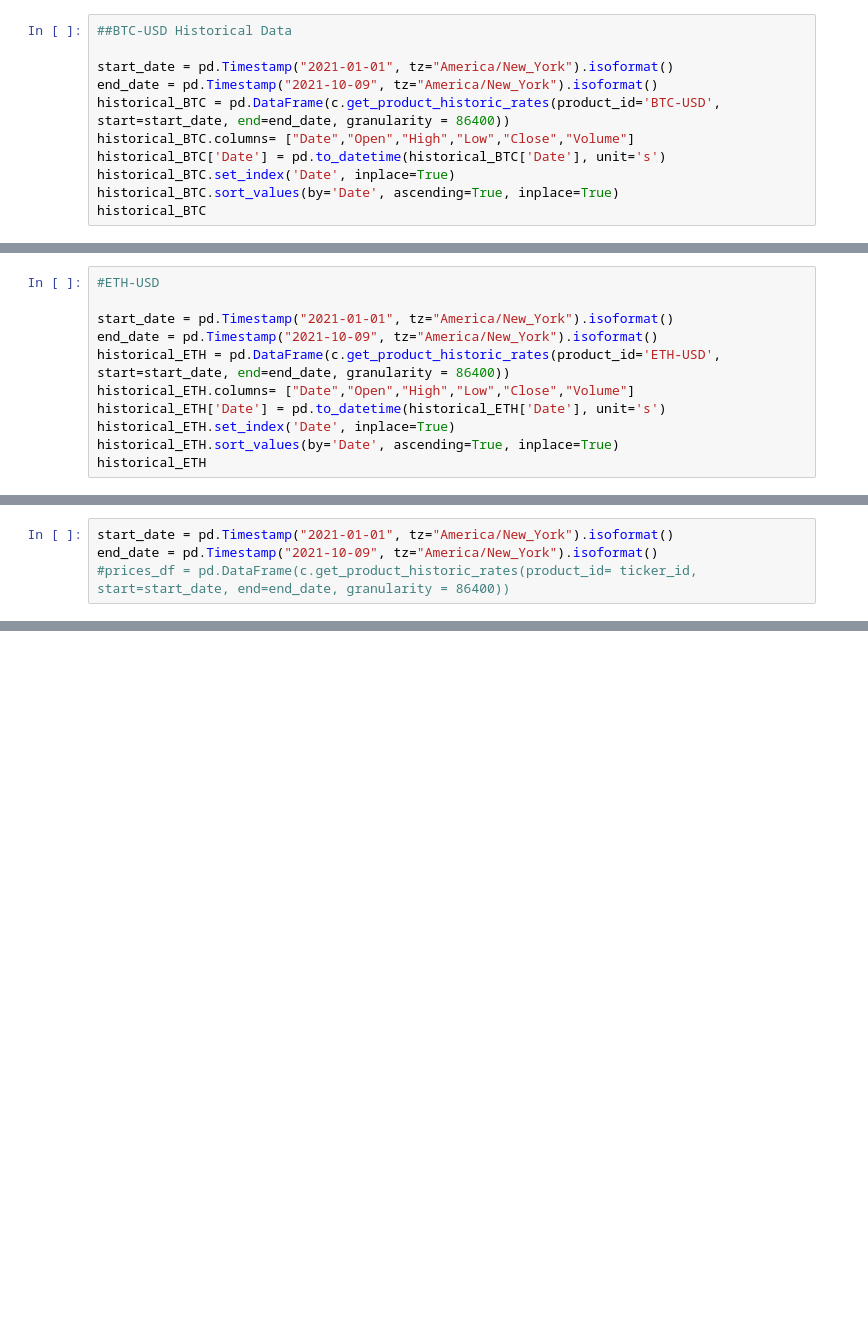
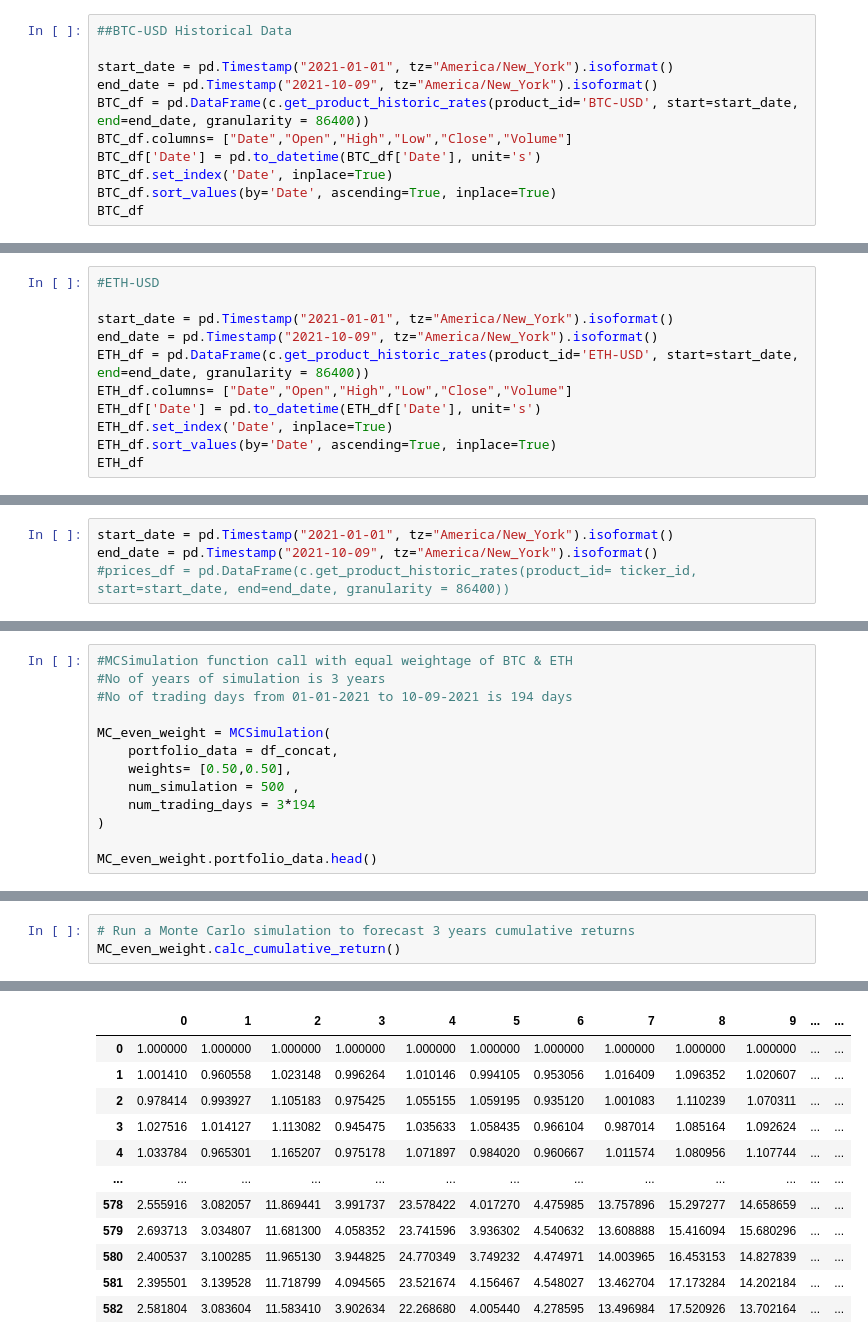
Before and after one commit to Swati-Subhadarshini/UWFinTech_Group3_Project1, a Jupyter notebook: Project_Crypto.ipynb, the cells around one changed output, grey strips where cells are left out. Drawn from its saved outputs; the diff is of its cells as text; blank space fills up the shorter version.

```diff
--- a/Project_Crypto.ipynb
+++ b/Project_Crypto.ipynb
@@ -25,12 +28,12 @@ Fetch Historical Data for 5 Cryptocurrencies.
 
 start_date = pd.Timestamp("2021-01-01", tz="America/New_York").isoformat()
 end_date = pd.Timestamp("2021-10-09", tz="America/New_York").isoformat()
-historical_BTC = pd.DataFrame(c.get_product_historic_rates(product_id='BTC-USD', start=start_date, end=end_date, granularity = 86400))
-historical_BTC.columns= ["Date","Open","High","Low","Close","Volume"]
-historical_BTC['Date'] = pd.to_datetime(historical_BTC['Date'], unit='s')
-historical_BTC.set_index('Date', inplace=True)
-historical_BTC.sort_values(by='Date', ascending=True, inplace=True)
-historical_BTC
+BTC_df = pd.DataFrame(c.get_product_historic_rates(product_id='BTC-USD', start=start_date, end=end_date, granularity = 86400))
+BTC_df.columns= ["Date","Open","High","Low","Close","Volume"]
+BTC_df['Date'] = pd.to_datetime(BTC_df['Date'], unit='s')
+BTC_df.set_index('Date', inplace=True)
+BTC_df.sort_values(by='Date', ascending=True, inplace=True)
+BTC_df
 # %% [output]
 |  | Open | High | Low | Close | Volume |
 | Date |  |  |  |  |  |
@@ -51,12 +54,12 @@ historical_BTC
 
 start_date = pd.Timestamp("2021-01-01", tz="America/New_York").isoformat()
 end_date = pd.Timestamp("2021-10-09", tz="America/New_York").isoformat()
-historical_ETH = pd.DataFrame(c.get_product_historic_rates(product_id='ETH-USD', start=start_date, end=end_date, granularity = 86400))
-historical_ETH.columns= ["Date","Open","High","Low","Close","Volume"]
-historical_ETH['Date'] = pd.to_datetime(historical_ETH['Date'], unit='s')
-historical_ETH.set_index('Date', inplace=True)
-historical_ETH.sort_values(by='Date', ascending=True, inplace=True)
-historical_ETH
+ETH_df = pd.DataFrame(c.get_product_historic_rates(product_id='ETH-USD', start=start_date, end=end_date, granularity = 86400))
+ETH_df.columns= ["Date","Open","High","Low","Close","Volume"]
+ETH_df['Date'] = pd.to_datetime(ETH_df['Date'], unit='s')
+ETH_df.set_index('Date', inplace=True)
+ETH_df.sort_values(by='Date', ascending=True, inplace=True)
+ETH_df
 # %% [output]
 |  | Open | High | Low | Close | Volume |
 | Date |  |  |  |  |  |
@@ -466,0 +426,13 @@ Index(['Open', 'High', 'Low', 'Close', 'Volume'], dtype='object')
+# %%
+#MCSimulation function call with equal weightage of BTC & ETH
+#No of years of simulation is 3 years
+#No of trading days from 01-01-2021 to 10-09-2021 is 194 days
+
+MC_even_weight = MCSimulation(
+    portfolio_data = df_concat,
+    weights= [0.50,0.50],
+    num_simulation = 500 ,
+    num_trading_days = 3*194
+)
+
+MC_even_weight.portfolio_data.head()
@@ -466,0 +448,4 @@ Index(['Open', 'High', 'Low', 'Close', 'Volume'], dtype='object')
+# %%
+# Run a Monte Carlo simulation to forecast 3 years cumulative returns
+MC_even_weight.calc_cumulative_return()
+# %% [output]
@@ -466,0 +469,12 @@ Index(['Open', 'High', 'Low', 'Close', 'Volume'], dtype='object')
+|  | 0 | 1 | 2 | 3 | 4 | 5 | 6 | 7 | 8 | 9 | ... | ... |
+| 0 | 1.000000 | 1.000000 | 1.000000 | 1.000000 | 1.000000 | 1.000000 | 1.000000 | 1.000000 | 1.000000 | 1.000000 | ... | ... |
+| 1 | 1.001410 | 0.960558 | 1.023148 | 0.996264 | 1.010146 | 0.994105 | 0.953056 | 1.016409 | 1.096352 | 1.020607 | ... | ... |
+| 2 | 0.978414 | 0.993927 | 1.105183 | 0.975425 | 1.055155 | 1.059195 | 0.935120 | 1.001083 | 1.110239 | 1.070311 | ... | ... |
+| 3 | 1.027516 | 1.014127 | 1.113082 | 0.945475 | 1.035633 | 1.058435 | 0.966104 | 0.987014 | 1.085164 | 1.092624 | ... | ... |
+| 4 | 1.033784 | 0.965301 | 1.165207 | 0.975178 | 1.071897 | 0.984020 | 0.960667 | 1.011574 | 1.080956 | 1.107744 | ... | ... |
+| ... | ... | ... | ... | ... | ... | ... | ... | ... | ... | ... | ... | ... |
+| 578 | 2.555916 | 3.082057 | 11.869441 | 3.991737 | 23.578422 | 4.017270 | 4.475985 | 13.757896 | 15.297277 | 14.658659 | ... | ... |
+| 579 | 2.693713 | 3.034807 | 11.681300 | 4.058352 | 23.741596 | 3.936302 | 4.540632 | 13.608888 | 15.416094 | 15.680296 | ... | ... |
+| 580 | 2.400537 | 3.100285 | 11.965130 | 3.944825 | 24.770349 | 3.749232 | 4.474971 | 14.003965 | 16.453153 | 14.827839 | ... | ... |
+| 581 | 2.395501 | 3.139528 | 11.718799 | 4.094565 | 23.521674 | 4.156467 | 4.548027 | 13.462704 | 17.173284 | 14.202184 | ... | ... |
+| 582 | 2.581804 | 3.083604 | 11.583410 | 3.902634 | 22.268680 | 4.005440 | 4.278595 | 13.496984 | 17.520926 | 13.702164 | ... | ... |
```
Also changed, not shown: parts of 23 cells of this notebook.
